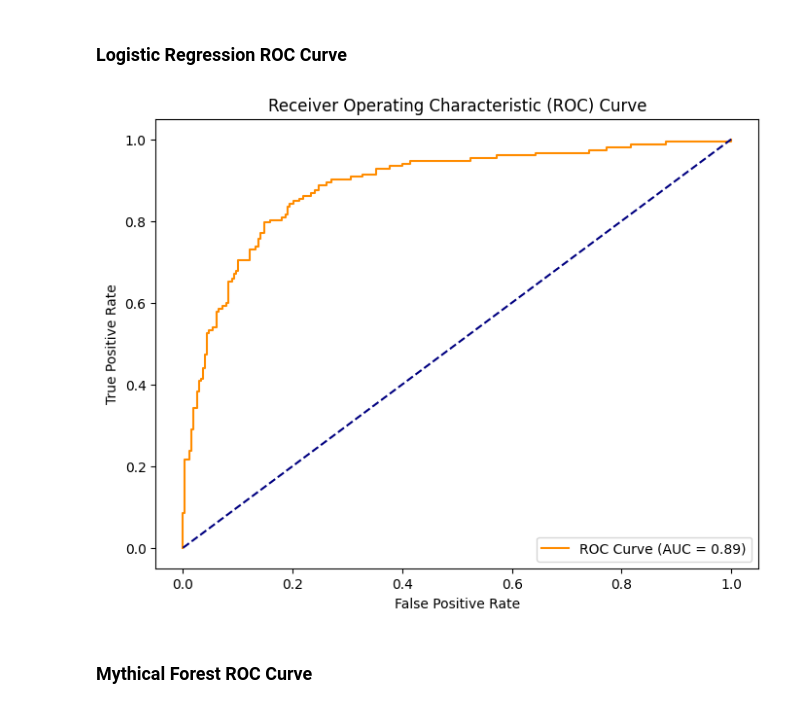
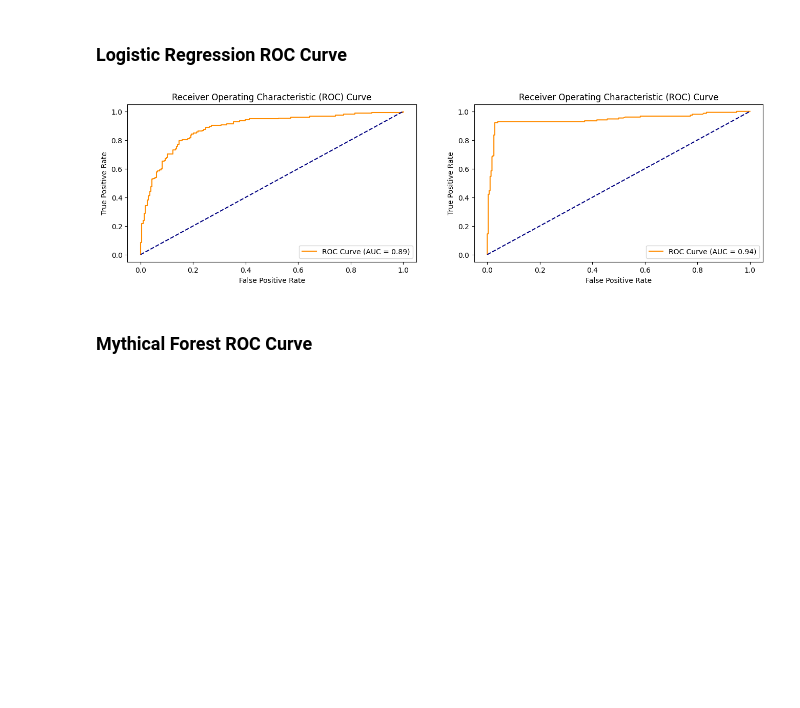
Before and after one commit to Spakshots/NeuroCurve, a Jupyter notebook: NeuroPy/visualization.ipynb, the cells around one changed output. Drawn from its saved outputs; the diff is of its cells as text; code cells hidden in the pictures; blank space fills up the shorter version.

Commit message:
combined roc curves

```diff
--- a/NeuroPy/visualization.ipynb
+++ b/NeuroPy/visualization.ipynb
@@ -192,19 +192,34 @@ weighted avg       0.95      0.95      0.95       430
 # %% [markdown]
 ### Logistic Regression ROC Curve
 # %%
+
+fig,axes = plt.subplots(1,2,figsize=(16,4))
+
+''' ----------- Logistic Regression ROC Curve ----------- '''
 y_prob_class1 = y_prob_log[:, 1]
 fpr, tpr, thresholds = roc_curve(y_test, y_prob_class1)
 roc_auc = roc_auc_score(y_test, y_prob_class1)
-plt.figure(figsize=(8, 6))
-plt.plot(fpr, tpr, label=f'ROC Curve (AUC = {roc_auc:.2f})', color='darkorange')
-plt.plot([0, 1], [0, 1], color='navy', linestyle='--')
-plt.xlabel('False Positive Rate')
-plt.ylabel('True Positive Rate')
-plt.title('Receiver Operating Characteristic (ROC) Curve')
-plt.legend(loc="lower right")
+axes[0].plot(fpr, tpr, label=f'ROC Curve (AUC = {roc_auc:.2f})', color='darkorange')
+axes[0].plot([0, 1], [0, 1], color='navy', linestyle='--')
+axes[0].set_xlabel('False Positive Rate')
+axes[0].set_ylabel('True Positive Rate')
+axes[0].set_title('Receiver Operating Characteristic (ROC) Curve')
+axes[0].legend(loc="lower right")
+
+''' ----------- Mythical Forest ROC Curve ----------- '''
+y_prob_forest = y_prob_forest[:, 1]
+fpr, tpr, thresholds = roc_curve(y_test, y_prob_forest)
+roc_auc = roc_auc_score(y_test, y_prob_forest)
+axes[1].plot(fpr, tpr, label=f'ROC Curve (AUC = {roc_auc:.2f})', color='darkorange')
+axes[1].plot([0, 1], [0, 1], color='navy', linestyle='--')
+axes[1].set_xlabel('False Positive Rate')
+axes[1].set_ylabel('True Positive Rate')
+axes[1].set_title('Receiver Operating Characteristic (ROC) Curve')
+axes[1].legend(loc="lower right")
+
 plt.show()
 # %% [output]
-[figure, old version]
+[figure, new version]
 # %% [markdown]
 ### Mythical Forest ROC Curve
 # %%
```
Also changed, not shown: parts of 3 cells of this notebook.
